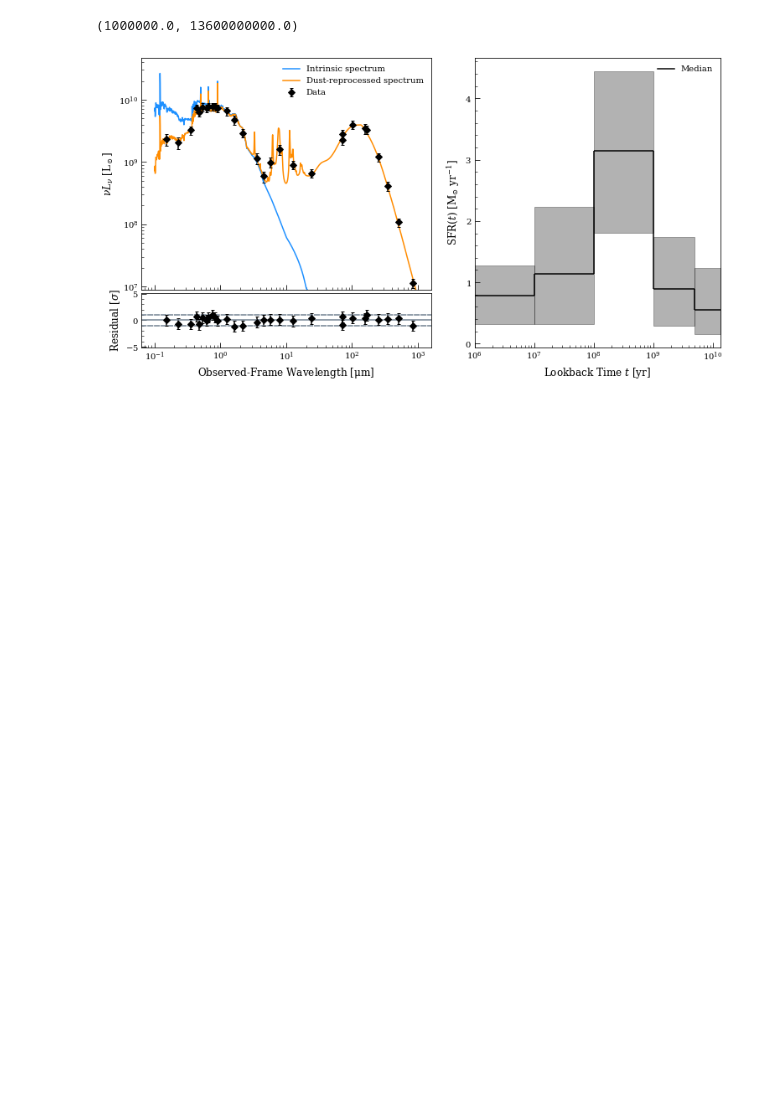
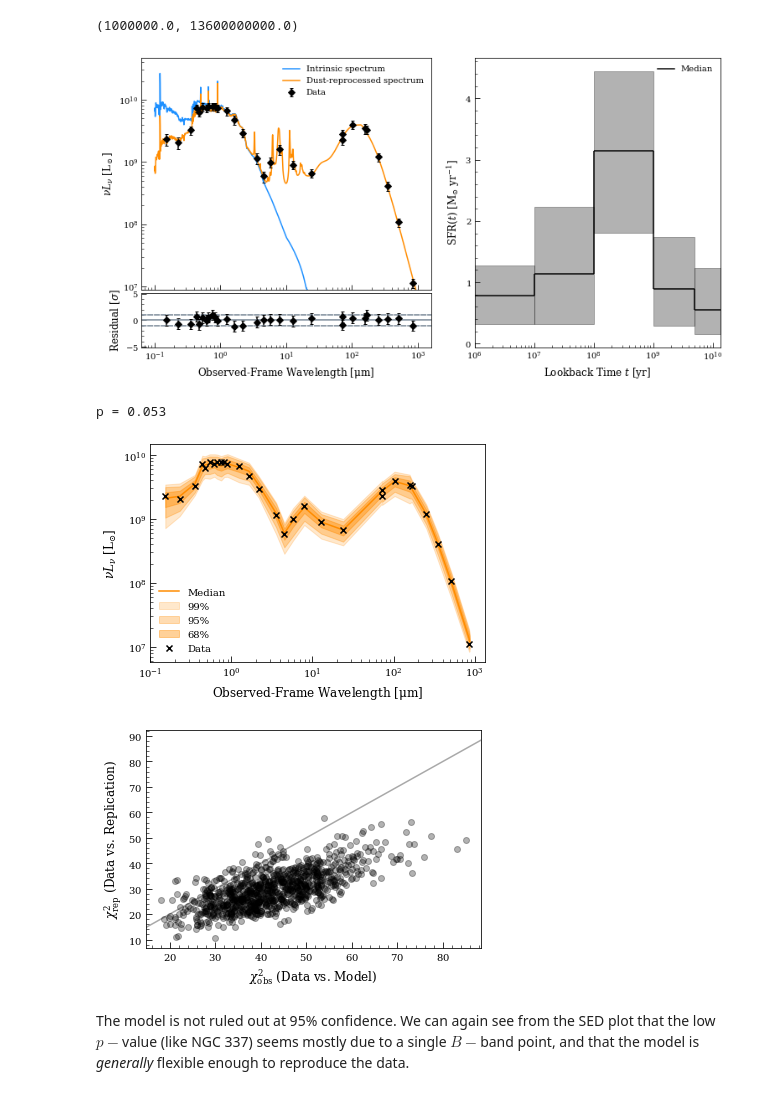
Before and after one commit to ebmonson/lightningpy, a Jupyter notebook: fit_ngc628_demo.ipynb, the cells around one changed output. Saved outputs shown, nothing was run; the diff lists cells and outputs as text; code cells hidden in the pictures; blank space fills up the shorter version.

```diff
--- a/fit_ngc628_demo.ipynb
+++ b/fit_ngc628_demo.ipynb
@@ -100,6 +101,14 @@ MCMC mean acceptance fraction: 0.302
 # may be wrong
 chain = mcmc.get_chain(discard=1000, thin=300, flat=True)
 logprob_chain = mcmc.get_log_prob(discard=1000, thin=300, flat=True)
+# %%
+with open('ngc628_chains.npy', 'wb') as f:
+    np.save(f, chain)
+    np.save(f, logprob_chain)
+# %%
+with open('ngc628_chains.npy', 'rb') as f:
+    chain = np.load(f)
+    logprob_chain = np.load(f)
 # %%
 fig, axs = plt.subplots(5,1, figsize=(6,10))
 
@@ -200,3 +209,47 @@ ax3.set_xlim(1e6,13.6*10**9)
 # %% [output]
 (1000000.0, 13600000000.0)
 [figure]
+# %%
+from lightning.ppc import ppc, ppc_sed
+
+# I'm not thrilled about the way this works;
+# the PPC needs all the parameters, even the constant
+# ones. It's probably past time to make the MCMC fit function
+# return a more user-friendly data structure that includes the
+# constant values.
+param_arr = np.zeros((chain.shape[0], l.Nparams))
+param_arr[:, const_dim] = p[None, const_dim]
+param_arr[:, var_dim] = chain
+
+pvalue, chi2_rep, chi2_obs = ppc(l, param_arr,
+                                 logprob_chain,
+                                 Nrep=1000,
+                                 seed=12345)
+fig, ax = ppc_sed(l, param_arr,
+                  logprob_chain,
+                  Nrep=1000,
+                  seed=12345,
+                  normalize=False)
+
+fig2, ax2 = plt.subplots()
+
+ax2.scatter(chi2_obs,
+            chi2_rep,
+            marker='o',
+            alpha=0.3)
+
+xlim = ax2.get_xlim()
+ax2.plot(xlim, xlim, linestyle='-', color='darkgray', zorder=-1)
+ax2.set_xlim(xlim)
+
+ax2.set_xlabel(r'$\chi_{\rm obs}^2$ (Data vs. Model)')
+ax2.set_ylabel(r'$\chi_{\rm rep}^2$ (Data vs. Replication)')
+
+
+print('p = %.3f' % (pvalue))
+# %% [output]
+p = 0.053
+[figure, added]
+[figure, added]
+# %% [markdown]
+The model is not ruled out at 95% confidence. We can again see from the SED plot that the low $p-$value (like NGC 337) seems mostly due to a single $B-$band point, and that the model is *generally* flexible enough to reproduce the data.
```
Also changed, not shown: parts of 2 cells of this notebook, 3 other files.
